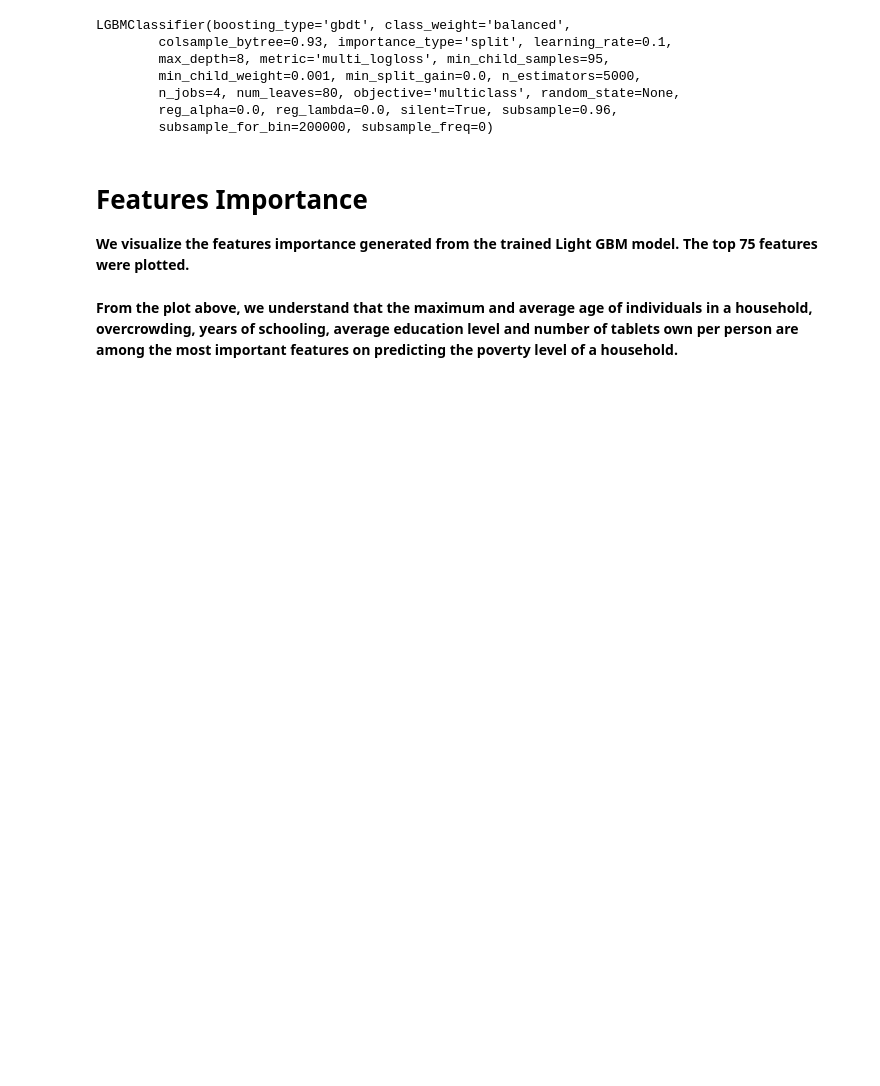
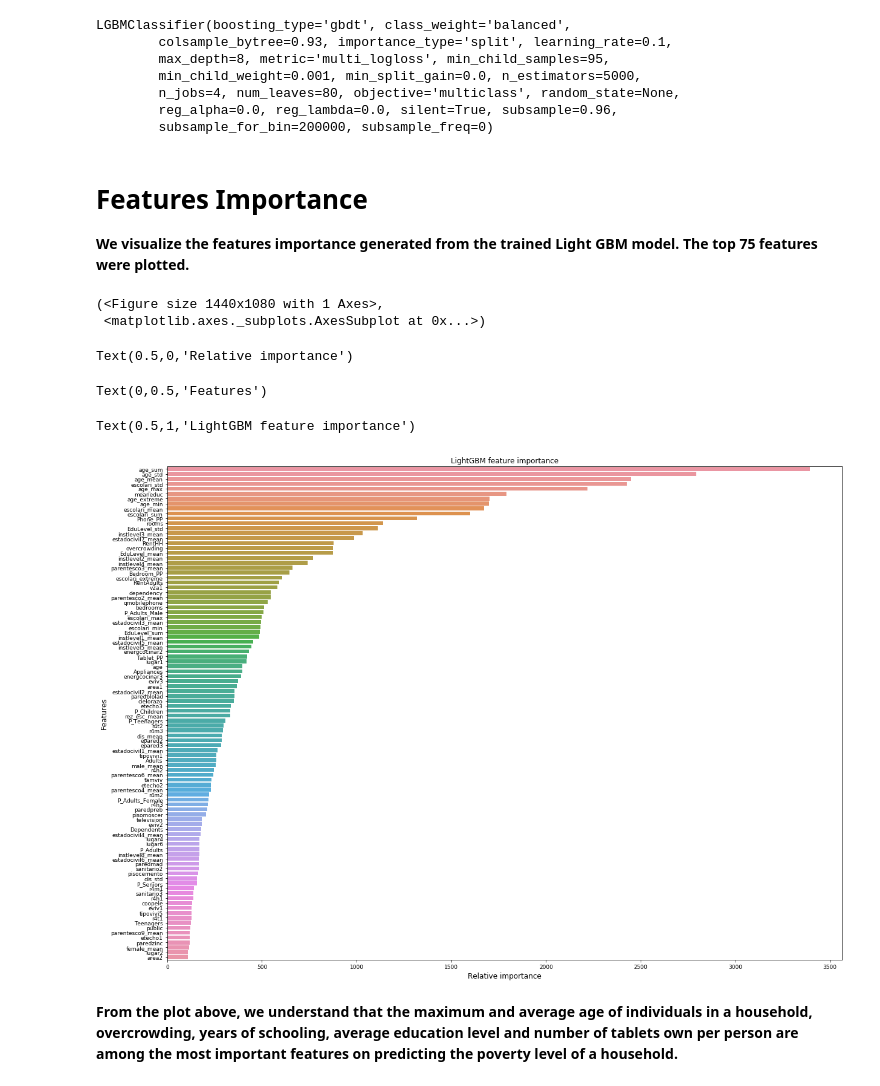
Before and after one commit to junyitt/CostaRica7003, a Jupyter notebook: EnJun/DataAnalyticsProject.ipynb, the cells around one changed output. Cells and saved outputs as stored; diff of their text form; code cells hidden in the pictures; blank space fills up the shorter version.

```diff
--- a/EnJun/DataAnalyticsProject.ipynb
+++ b/EnJun/DataAnalyticsProject.ipynb
@@ -863,14 +860,21 @@ LGBMClassifier(boosting_type='gbdt', class_weight='balanced',
 **The top 75 features were plotted.**
 # %%
 indices = np.argsort(clf.feature_importances_)[::-1]
-indices = indices[:75]
+top_100_indices = indices[:100]
 
 # Visualise these with a barplot
 plt.subplots(figsize=(20, 15))
-g = sns.barplot(y=trainML.columns[indices], x = clf.feature_importances_[indices], orient='h')
+g = sns.barplot(y=X.columns[top_100_indices], x = clf.feature_importances_[top_100_indices], orient='h')
 g.set_xlabel("Relative importance",fontsize=12)
 g.set_ylabel("Features",fontsize=12)
 g.tick_params(labelsize=9)
 g.set_title("LightGBM feature importance")
+# %% [output]
+(<Figure size 1440x1080 with 1 Axes>,
+ <matplotlib.axes._subplots.AxesSubplot at 0x...>)
+Text(0.5,0,'Relative importance')
+Text(0,0.5,'Features')
+Text(0.5,1,'LightGBM feature importance')
+[figure, added]
 # %% [markdown]
 **From the plot above, we understand that the maximum and average age of individuals in a household, overcrowding, years of schooling, average education level and number of tablets own per person are among the most important features on predicting the poverty level of a household.**
```
Also changed, not shown: parts of 10 cells of this notebook.
